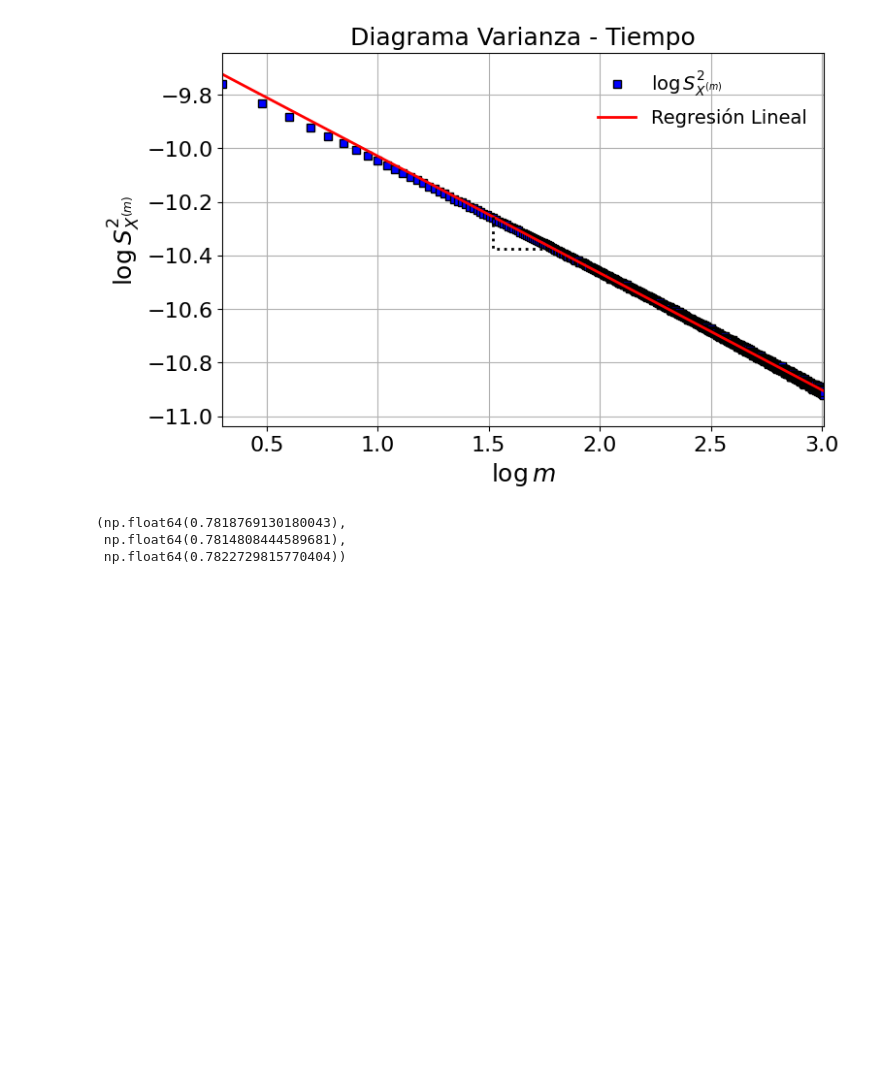
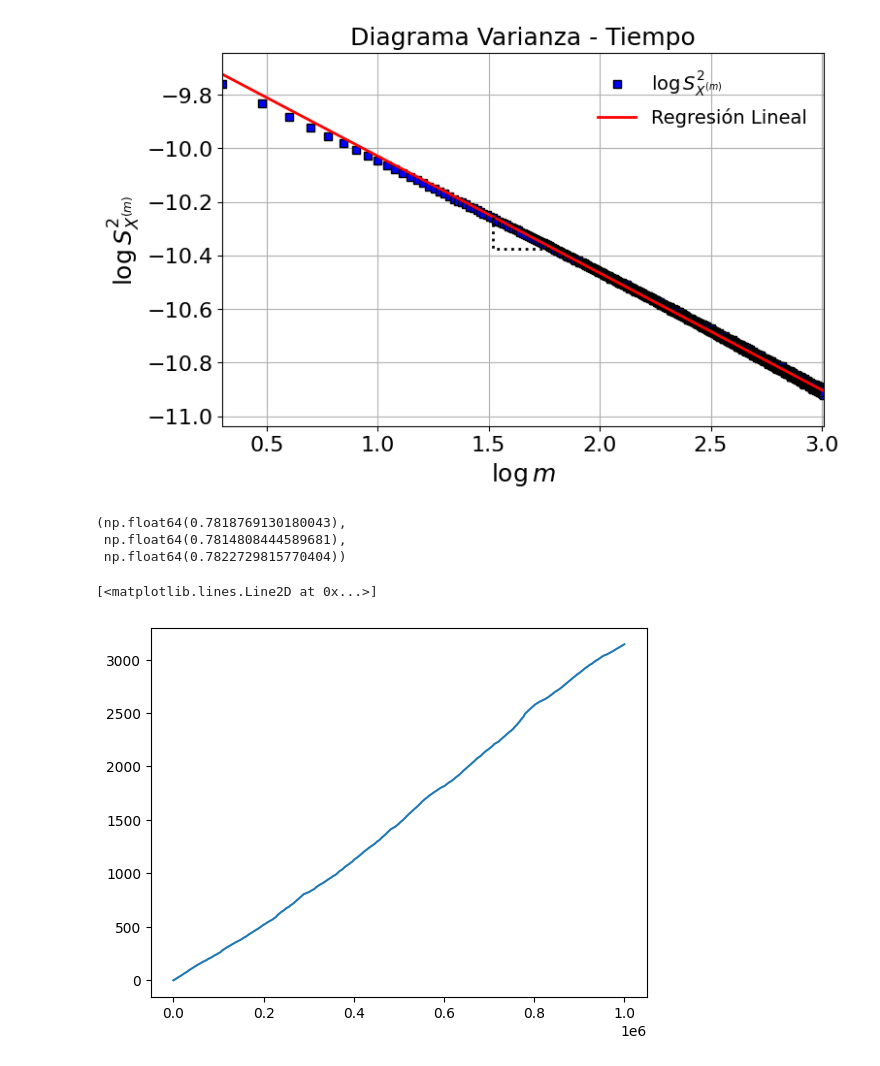
Before and after one commit to aalejoz25/LRD_y_multifractales, a Jupyter notebook: code.ipynb, the cells around one changed output. Cells and saved outputs as stored; diff of their text form; code cells hidden in the pictures; blank space fills up the shorter version.

```diff
--- a/code.ipynb
+++ b/code.ipynb
@@ -963,3 +889,8 @@ vt(serie)
 (np.float64(0.7818769130180043),
  np.float64(0.7814808444589681),
  np.float64(0.7822729815770404))
+# %%
+plt.plot(muestraAgosto)
+# %% [output]
+[<matplotlib.lines.Line2D at 0x...>]
+[figure, added]
```
Also changed, not shown: parts of 13 cells of this notebook, 1 other file.
